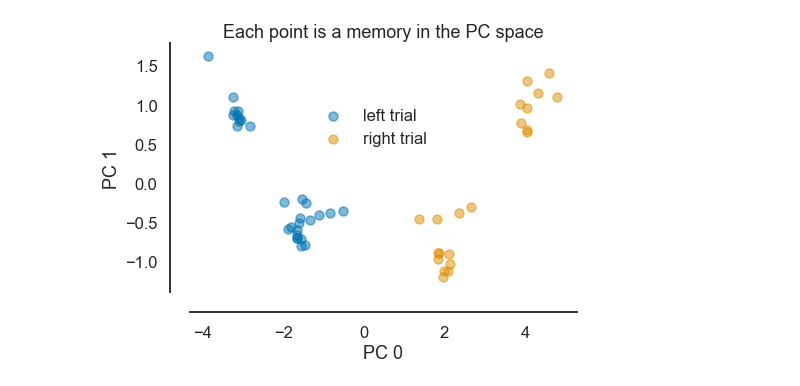
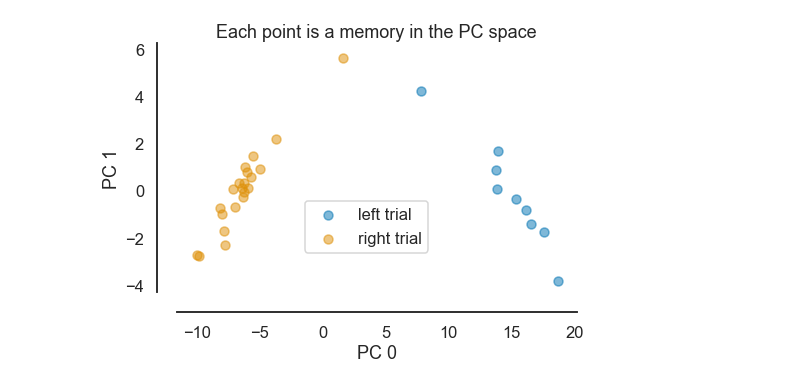
Before and after one commit to qihongl/dnd-lstm, a Jupyter notebook: src/contextual-choice.ipynb, the cells around one changed output. Drawn from its saved outputs; the diff is of its cells as text; code cells hidden in the pictures.

```diff
--- a/src/contextual-choice.ipynb
+++ b/src/contextual-choice.ipynb
@@ -30,7 +30,7 @@ vec_dim = 32
 task = ContextualChoiceTask(vec_dim=vec_dim, T=T, t_noise_off=t_noise_off)
 
 # num unique training examples in one epoch
-M = 50
+M = 30
 X, K, Y = task.gen_data(M)
 trial_len, _, dim_input = X.size()
 # from scipy.spatial import distance_matrix
@@ -52,7 +52,7 @@ dim_hidden = n_hidden
 dim_output = 2
 dict_len = 100
 learning_rate = 1e-3
-n_epochs = 50
+n_epochs = 20
 eta = 0
 
 # init model and hidden state.
@@ -94,7 +94,7 @@ for i in range(n_epochs):
             if t == T-1 and m < M:
                 agent.turn_on_encoding()
             # recurrent computation at time t
-            outputs_ = agent(x_m[t].view(1, 1, -1), h_t, c_t, K[m][t])
+            outputs_ = agent(x_m[t].view(1, 1, -1), h_t, c_t)
             pi_a_t, v_t, h_t, c_t, cache_t = outputs_
             # action selection
             a_t, prob_a_t = pick_action(pi_a_t)
@@ -219,5 +222,4 @@ f.tight_layout()
 # %%
-'''project memory content to low dim space'''
 
 # organize the values to a numpy array, #memories x mem_dim
 all_keys = np.vstack(
@@ -229,34 +231,34 @@ all_ys = Y[:M, 0].numpy()
 # embed the memory to PC space
 pca = PCA(n_components=10)
 all_vals_pca = pca.fit_transform(all_vals)
 # pick pcs
 pc_x = 0
 pc_y = 1
 
 # plot
 f, ax = plt.subplots(1, 1, figsize=(7, 5))
 for y_val in np.unique(all_ys):
     y_mask = all_ys == y_val
     ax.scatter(
         all_vals_pca[y_mask, pc_x],
         all_vals_pca[y_mask, pc_y],
         marker='o', alpha=.5,
     )
 ax.set_title(f'Each point is a memory in the PC space')
 ax.set_xlabel(f'PC {pc_x}')
 ax.set_ylabel(f'PC {pc_y}')
-ax.legend(['left trial', 'right trial'], frameon=False, bbox_to_anchor=(.65,.8))
+ax.legend(['left trial', 'right trial'], bbox_to_anchor=(.65, .4))
 sns.despine(offset=20)
 f.tight_layout()
-
+f.savefig('../figs/pc-v.png', dpi=100, bbox_inches='tight')
 
 # f, ax = plt.subplots(1, 1, figsize=(6, 4))
 # ax.plot(np.cumsum(pca.explained_variance_ratio_))
 # ax.set_title('cumulative variance explained')
 # ax.set_xlabel('#PCs')
 # ax.set_ylabel('% var explained')
 # sns.despine()
 # f.tight_layout()
 # %% [output]
-[figure, old version]
+[figure, new version]
 # %%
```
Also changed, not shown: parts of 7 cells of this notebook, 5 other files.
